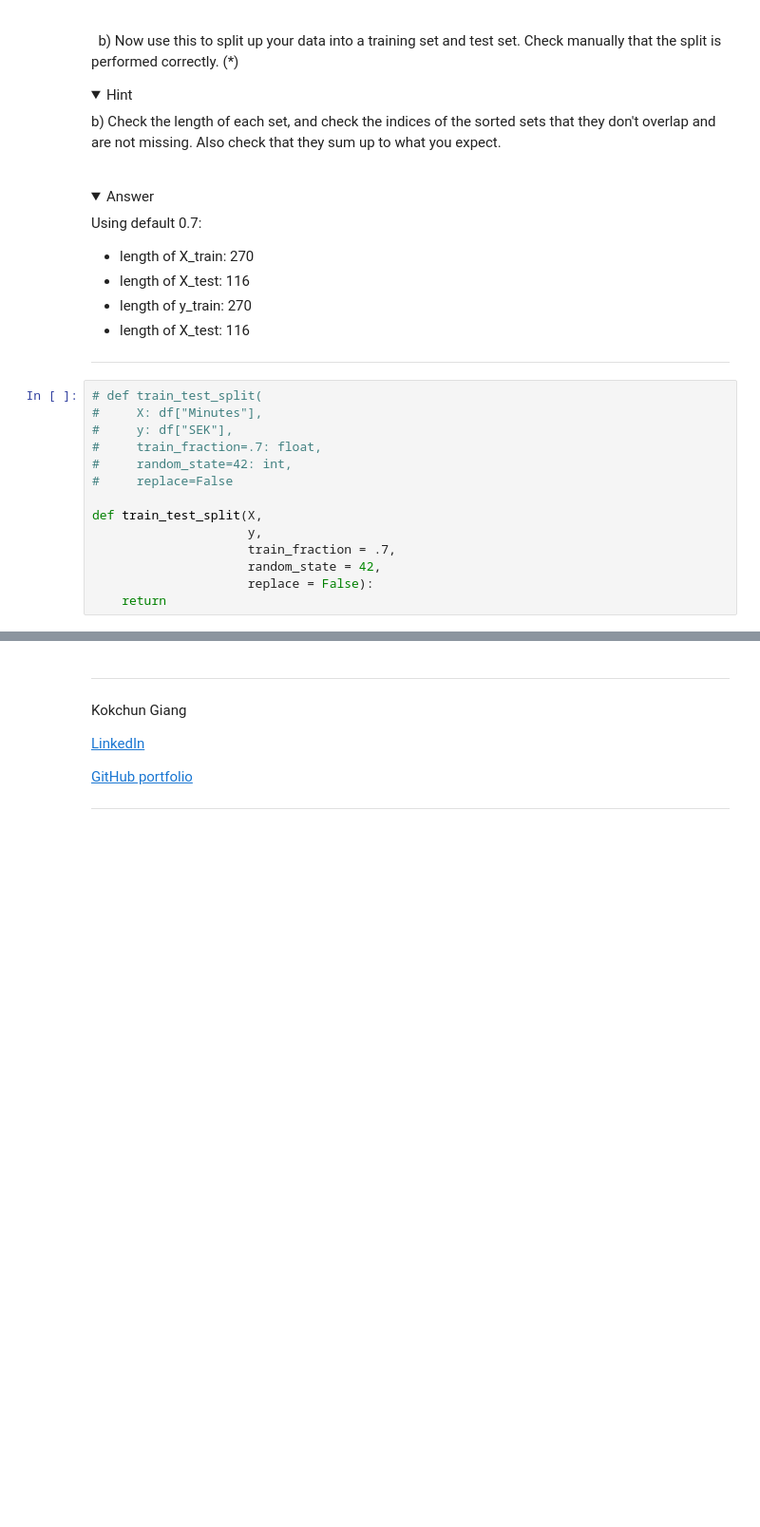
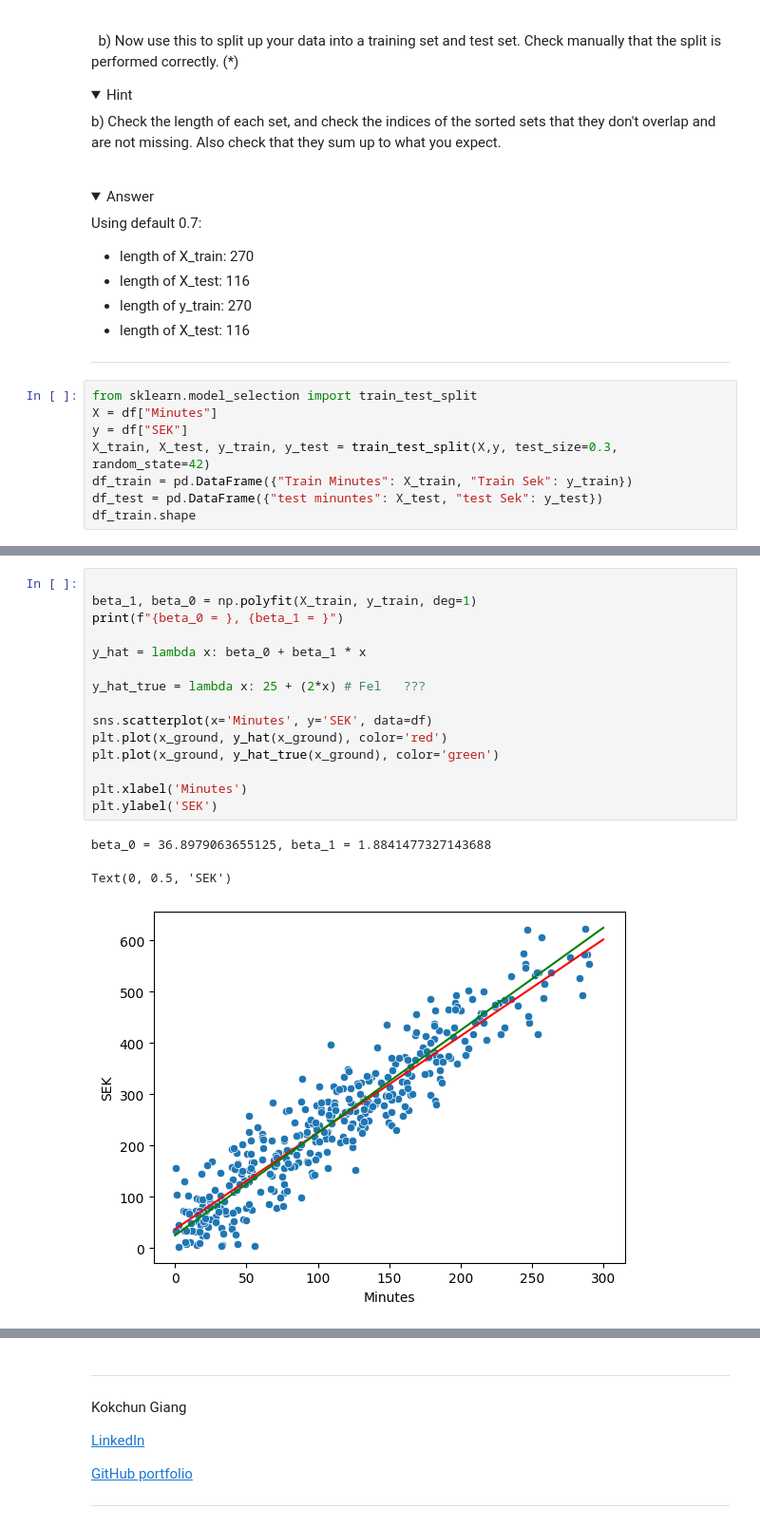
Before and after one commit to Arsen9988/Machine-learning-Arsen, a Jupyter notebook: Exercises/E00_linear_regression.ipynb, the cells around one changed output, grey strips where cells are left out. Shown at 95% size. Drawn from its saved outputs; the diff is of its cells as text; folded sections open; blank space fills up the shorter version.

```diff
--- a/Exercises/E00_linear_regression.ipynb
+++ b/Exercises/E00_linear_regression.ipynb
@@ -164,17 +164,11 @@ Using default 0.7:
 </details>
 
 ---
-# %%
-# def train_test_split(
-#     X: df["Minutes"],
-#     y: df["SEK"],
-#     train_fraction=.7: float,
-#     random_state=42: int,
-#     replace=False
-
-def train_test_split(X,
-                     y,
-                     train_fraction = .7,
-                     random_state = 42,
-                     replace = False):
-    return
+# %%
+from sklearn.model_selection import train_test_split
+X = df["Minutes"]
+y = df["SEK"]
+X_train, X_test, y_train, y_test = train_test_split(X,y, test_size=0.3, random_state=42)
+df_train = pd.DataFrame({"Train Minutes": X_train, "Train Sek": y_train})
+df_test = pd.DataFrame({"test minuntes": X_test, "test Sek": y_test})
+df_train.shape
@@ -203,6 +208,25 @@ It is important to keep track of the shapes of the vectors, matrices in order fo
 </details>
 
 ---
+# %%
+
+beta_1, beta_0 = np.polyfit(X_train, y_train, deg=1)
+print(f"{beta_0 = }, {beta_1 = }")
+
+y_hat = lambda x: beta_0 + beta_1 * x
+
+y_hat_true = lambda x: 25 + (2*x) # Fel   ???
+
+sns.scatterplot(x='Minutes', y='SEK', data=df)
+plt.plot(x_ground, y_hat(x_ground), color='red')
+plt.plot(x_ground, y_hat_true(x_ground), color='green')
+
+plt.xlabel('Minutes')
+plt.ylabel('SEK')
+# %% [output]
+beta_0 = 36.8979063655125, beta_1 = 1.8841477327143688
+Text(0, 0.5, 'SEK')
+[figure, added]
 # %% [markdown]
 ## 3. Prediction and evaluation (*)
 
```
Also changed, not shown: parts of 7 cells of this notebook, 23 other files.
